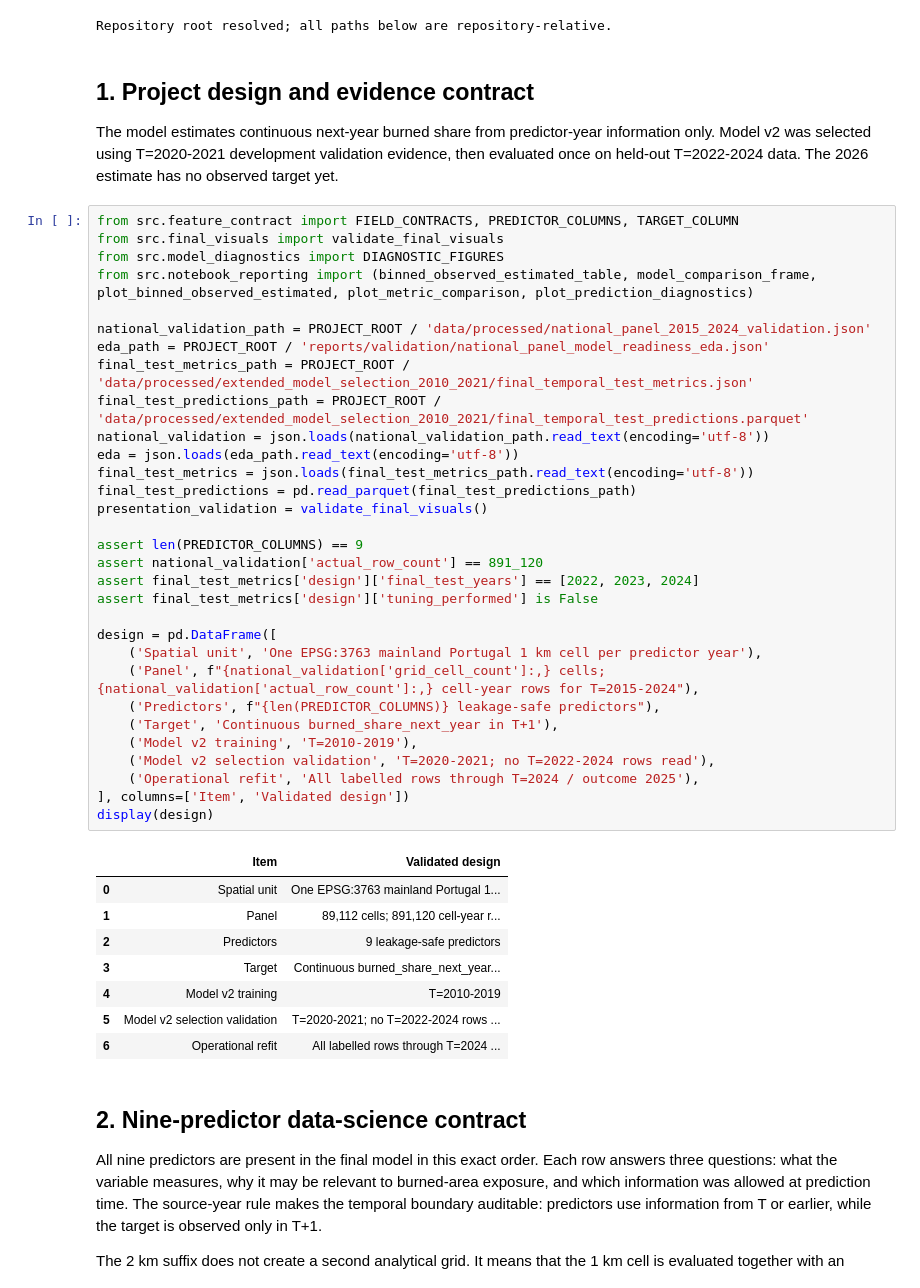
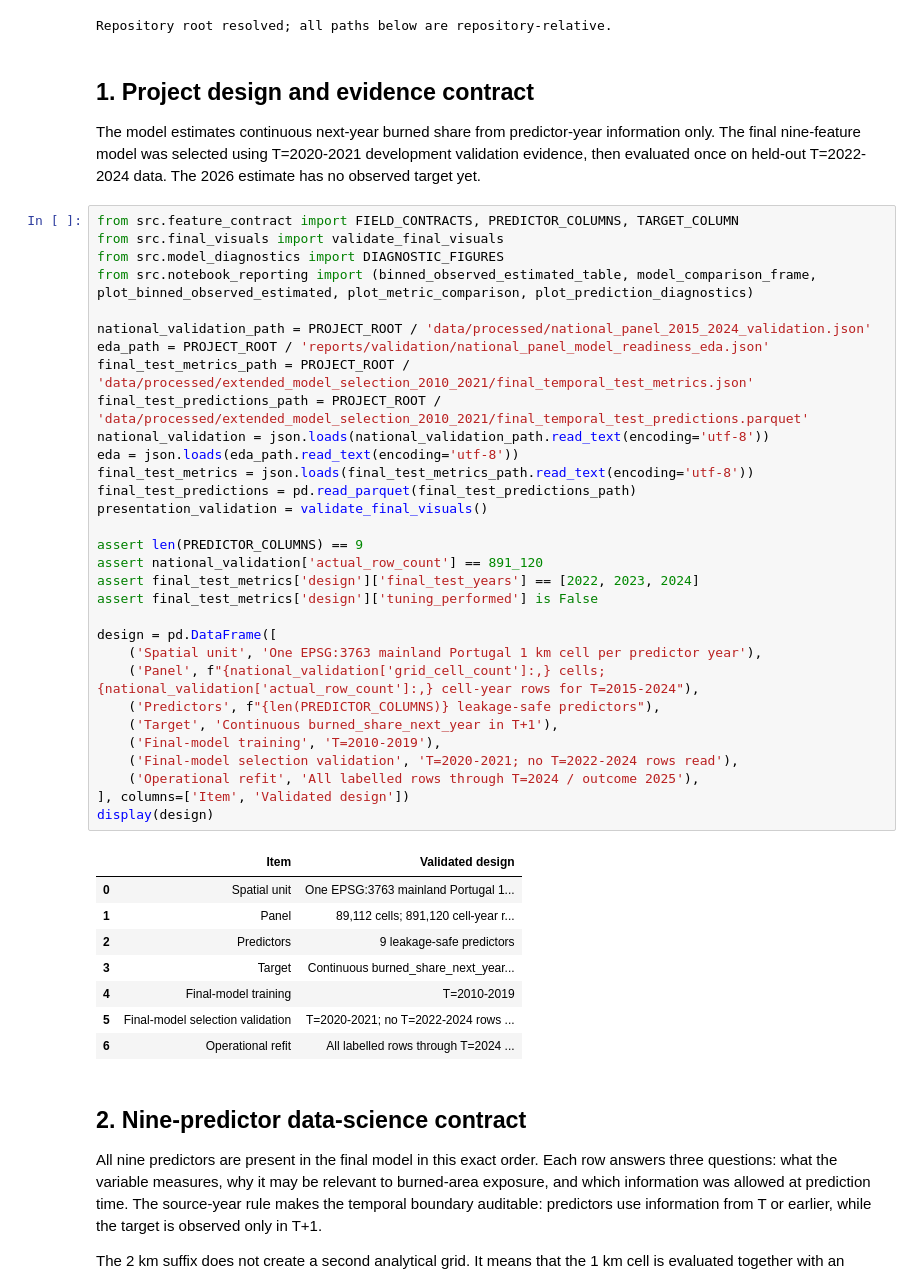
Before and after one commit to serhii-diadechko-git/wildfire_property_screening_portugal, a Jupyter notebook: notebooks/06_final_charts.ipynb, the cells around one changed output. Cells and saved outputs as stored; diff of their text form.

```diff
--- a/notebooks/06_final_charts.ipynb
+++ b/notebooks/06_final_charts.ipynb
@@ -27,7 +27,7 @@ Repository root resolved; all paths below are repository-relative.
 # %% [markdown]
 ## 1. Project design and evidence contract
 
-The model estimates continuous next-year burned share from predictor-year information only. Model v2 was selected using T=2020-2021 development validation evidence, then evaluated once on held-out T=2022-2024 data. The 2026 estimate has no observed target yet.
+The model estimates continuous next-year burned share from predictor-year information only. The final nine-feature model was selected using T=2020-2021 development validation evidence, then evaluated once on held-out T=2022-2024 data. The 2026 estimate has no observed target yet.
 # %%
 from src.feature_contract import FIELD_CONTRACTS, PREDICTOR_COLUMNS, TARGET_COLUMN
 from src.final_visuals import validate_final_visuals
@@ -36,37 +36,37 @@ from src.notebook_reporting import (binned_observed_estimated_table, model_compa
 
 national_validation_path = PROJECT_ROOT / 'data/processed/national_panel_2015_2024_validation.json'
 eda_path = PROJECT_ROOT / 'reports/validation/national_panel_model_readiness_eda.json'
 final_test_metrics_path = PROJECT_ROOT / 'data/processed/extended_model_selection_2010_2021/final_temporal_test_metrics.json'
 final_test_predictions_path = PROJECT_ROOT / 'data/processed/extended_model_selection_2010_2021/final_temporal_test_predictions.parquet'
 national_validation = json.loads(national_validation_path.read_text(encoding='utf-8'))
 eda = json.loads(eda_path.read_text(encoding='utf-8'))
 final_test_metrics = json.loads(final_test_metrics_path.read_text(encoding='utf-8'))
 final_test_predictions = pd.read_parquet(final_test_predictions_path)
 presentation_validation = validate_final_visuals()
 
 assert len(PREDICTOR_COLUMNS) == 9
 assert national_validation['actual_row_count'] == 891_120
 assert final_test_metrics['design']['final_test_years'] == [2022, 2023, 2024]
 assert final_test_metrics['design']['tuning_performed'] is False
 
 design = pd.DataFrame([
     ('Spatial unit', 'One EPSG:3763 mainland Portugal 1 km cell per predictor year'),
     ('Panel', f"{national_validation['grid_cell_count']:,} cells; {national_validation['actual_row_count']:,} cell-year rows for T=2015-2024"),
     ('Predictors', f"{len(PREDICTOR_COLUMNS)} leakage-safe predictors"),
     ('Target', 'Continuous burned_share_next_year in T+1'),
-    ('Model v2 training', 'T=2010-2019'),
-    ('Model v2 selection validation', 'T=2020-2021; no T=2022-2024 rows read'),
+    ('Final-model training', 'T=2010-2019'),
+    ('Final-model selection validation', 'T=2020-2021; no T=2022-2024 rows read'),
     ('Operational refit', 'All labelled rows through T=2024 / outcome 2025'),
 ], columns=['Item', 'Validated design'])
 display(design)
 # %% [output]
 |  | Item | Validated design |
 | 0 | Spatial unit | One EPSG:3763 mainland Portugal 1... |
 | 1 | Panel | 89,112 cells; 891,120 cell-year r... |
 | 2 | Predictors | 9 leakage-safe predictors |
 | 3 | Target | Continuous burned_share_next_year... |
-| 4 | Model v2 training | T=2010-2019 |
-| 5 | Model v2 selection validation | T=2020-2021; no T=2022-2024 rows ... |
+| 4 | Final-model training | T=2010-2019 |
+| 5 | Final-model selection validation | T=2020-2021; no T=2022-2024 rows ... |
 | 6 | Operational refit | All labelled rows through T=2024 ... |
 # %% [markdown]
 ## 2. Nine-predictor data-science contract
```
Also changed, not shown: parts of 7 cells of this notebook, 32 other files.
